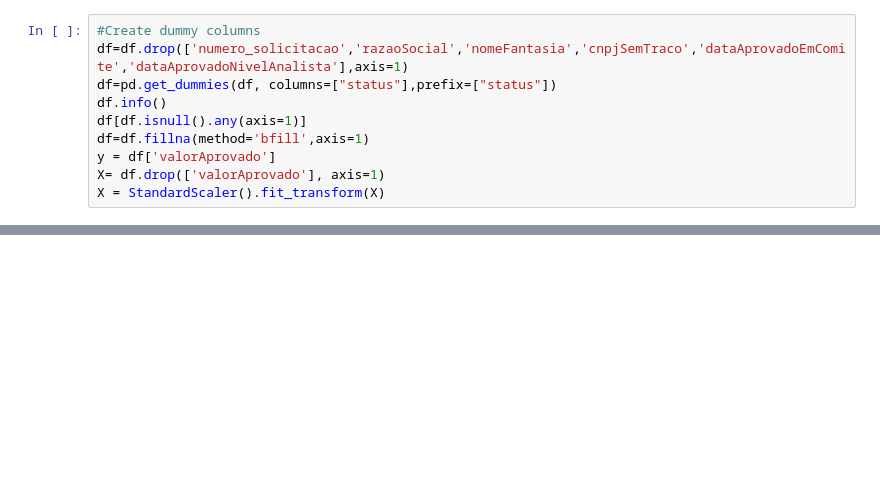
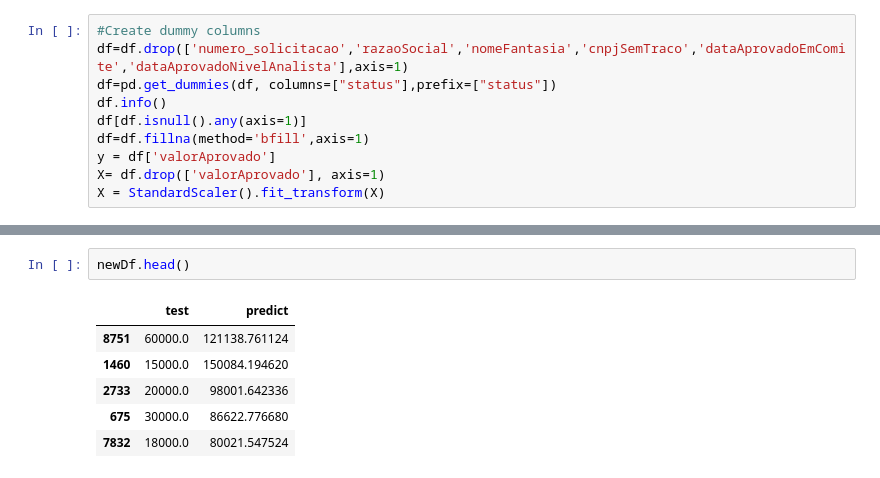
Before and after one commit to jblancoperez/fiap-desafio, a Jupyter notebook: regressor.ipynb, the cells around one changed output, grey strips where cells are left out. Drawn from its saved outputs; the diff is of its cells as text; blank space fills up the shorter version.

```diff
--- a/regressor.ipynb
+++ b/regressor.ipynb
@@ -308,0 +291,9 @@ KeyError: "['credito'] not found in axis"
+# %%
+newDf.head()
+# %% [output]
+|  | test | predict |
+| 8751 | 60000.0 | 121138.761124 |
+| 1460 | 15000.0 | 150084.194620 |
+| 2733 | 20000.0 | 98001.642336 |
+| 675 | 30000.0 | 86622.776680 |
+| 7832 | 18000.0 | 80021.547524 |
```
Also changed, not shown: parts of 4 cells of this notebook.
